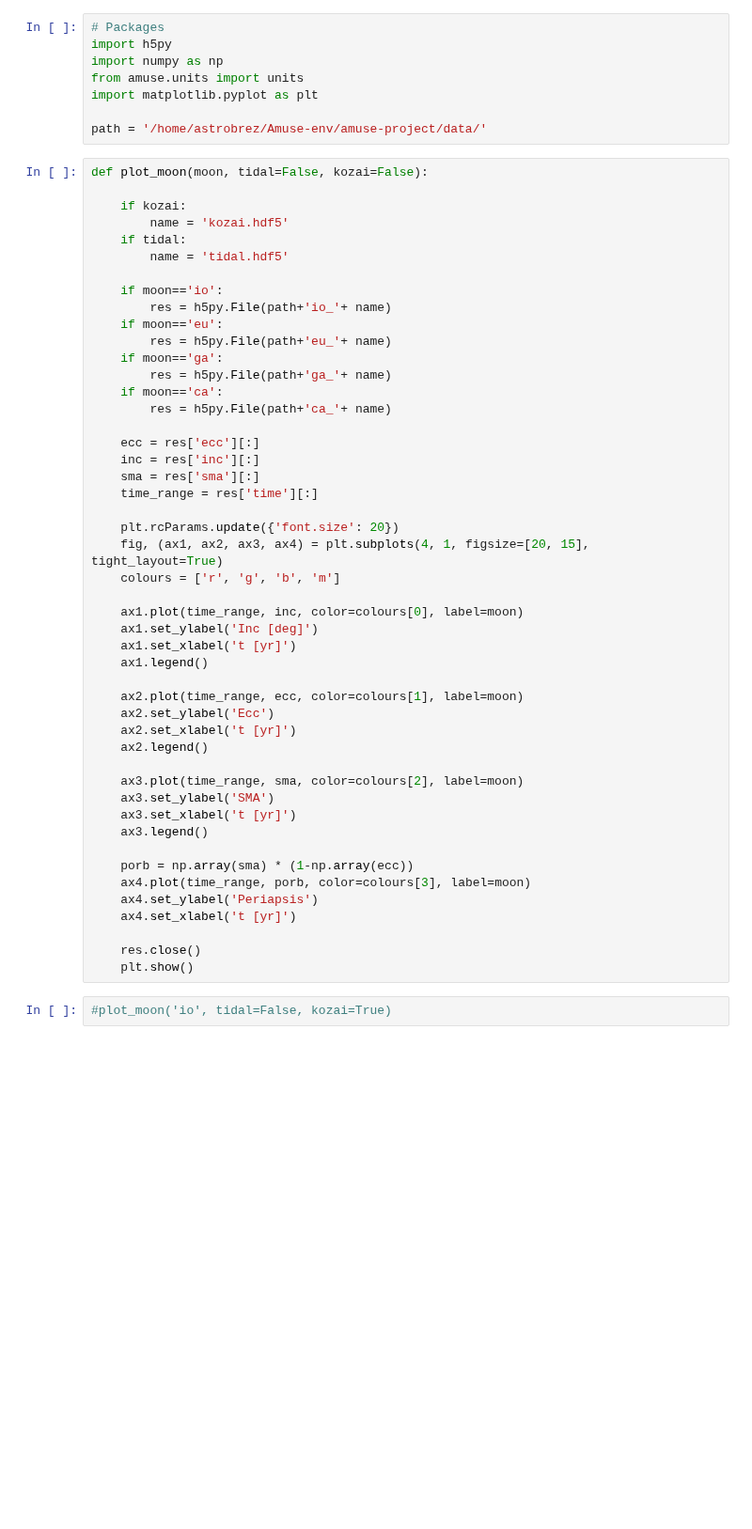
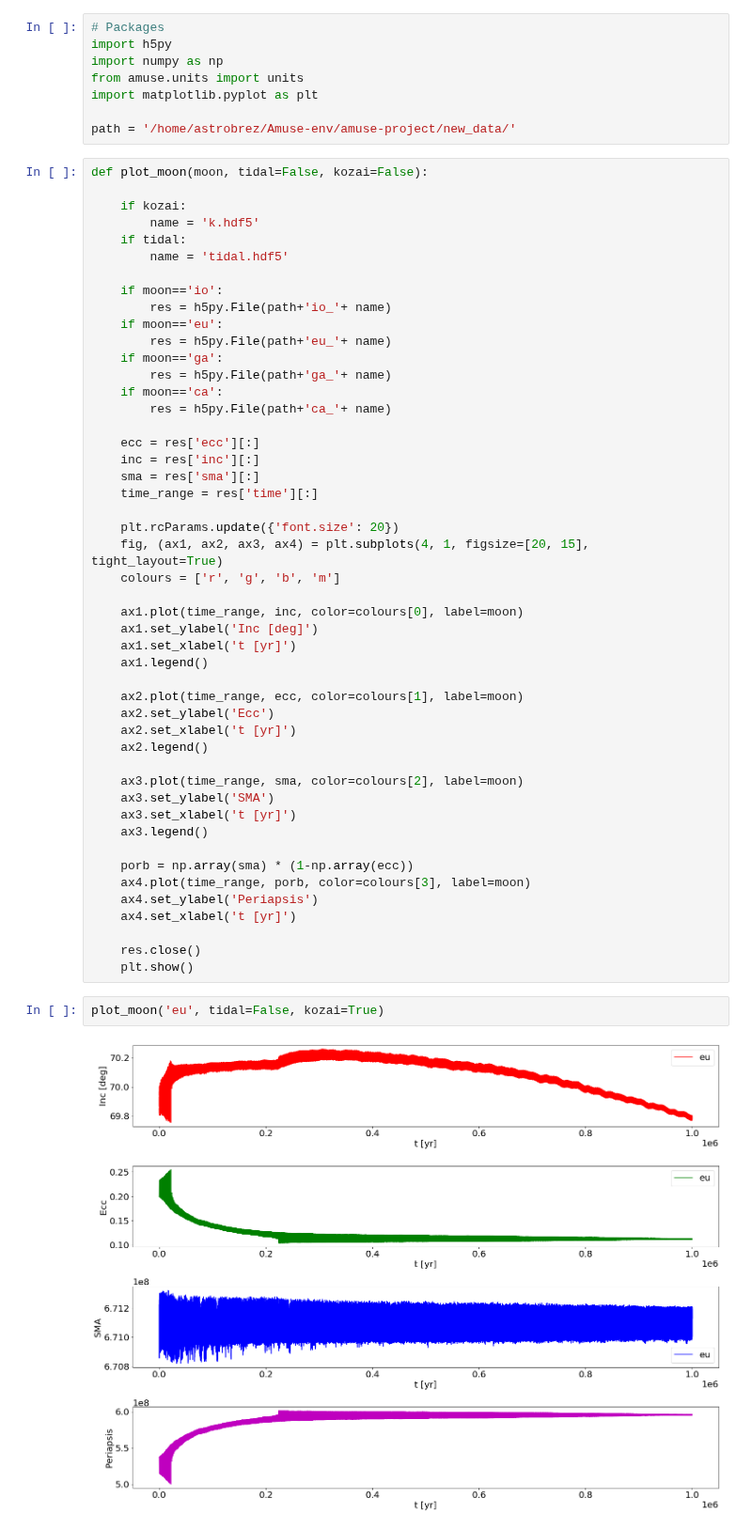
Before and after one commit to peterbreslin/amuse-project, a Jupyter notebook: testing_results.ipynb, the cells around one changed output. Shown at 94% size. Cells and saved outputs as stored; diff of their text form; blank space fills up the shorter version.

```diff
--- a/testing_results.ipynb
+++ b/testing_results.ipynb
@@ -5,12 +5,12 @@ import numpy as np
 from amuse.units import units
 import matplotlib.pyplot as plt
 
-path = '/home/astrobrez/Amuse-env/amuse-project/data/'
+path = '/home/astrobrez/Amuse-env/amuse-project/new_data/'
 # %%
 def plot_moon(moon, tidal=False, kozai=False):
 
     if kozai:
-        name = 'kozai.hdf5'
+        name = 'k.hdf5'
     if tidal:
         name = 'tidal.hdf5'
 
@@ -55,5 +55,7 @@ def plot_moon(moon, tidal=False, kozai=False):
     res.close()
     plt.show()
 # %%
-#plot_moon('io', tidal=False, kozai=True)
+plot_moon('eu', tidal=False, kozai=True)
+# %% [output]
+[figure, added]
 # %%
```
Also changed, not shown: parts of 3 cells of this notebook, 46 other files.
